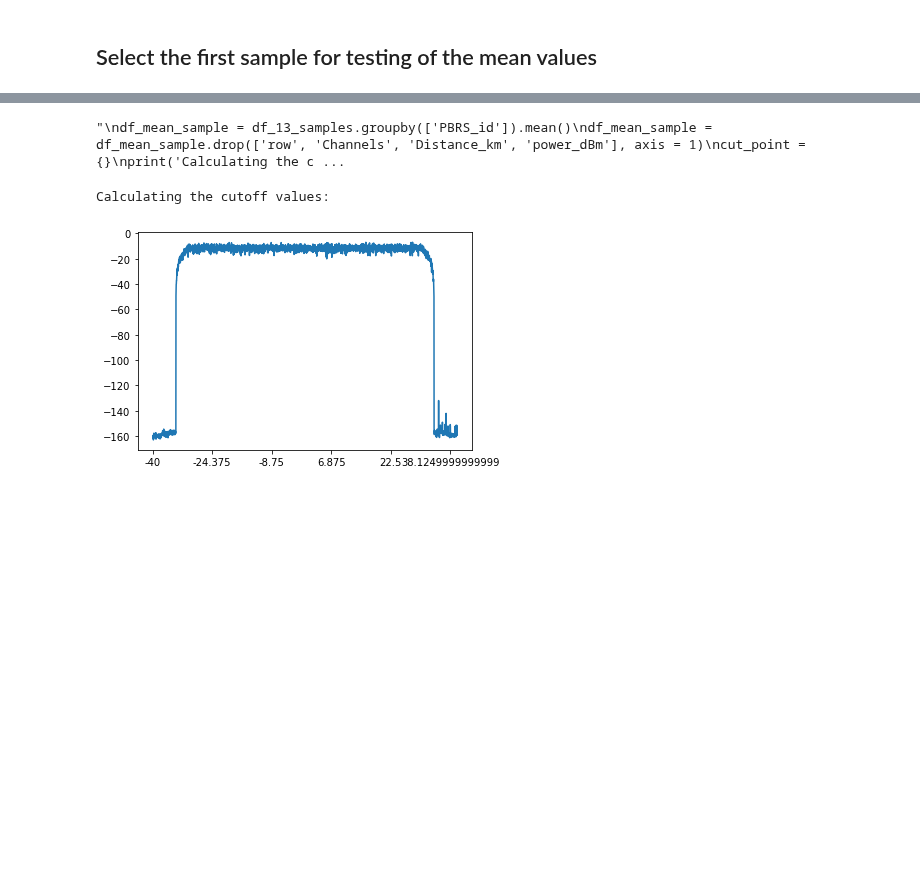
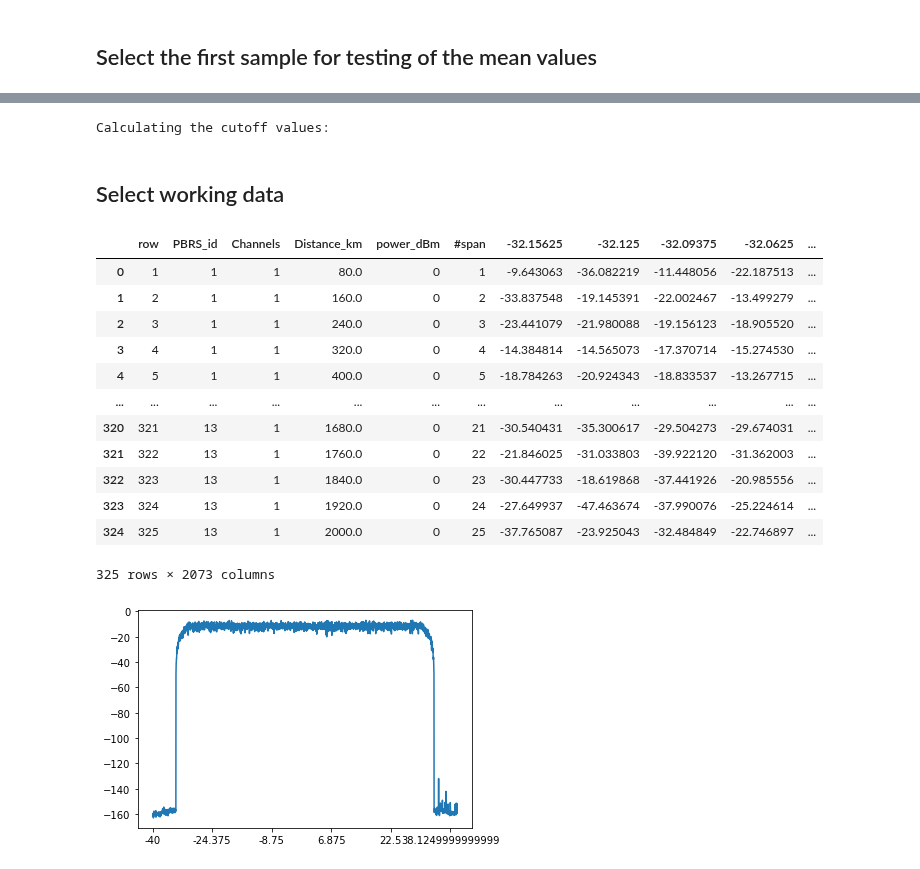
Before and after one commit to R0N3ldrt/ANN, a Jupyter notebook: moded_spectrum_analysis_v1.ipynb, the cells around one changed output, grey strips where cells are left out. Cells and saved outputs as stored; diff of their text form; code cells hidden in the pictures; blank space fills up the shorter version.

```diff
--- a/moded_spectrum_analysis_v1.ipynb
+++ b/moded_spectrum_analysis_v1.ipynb
@@ -235,15 +209,3 @@ def get_working_data_idx(df_mean_sample, sample_id, cut_val = 0):
-# %%
-'''
-df_mean_sample = df_13_samples.groupby(['PBRS_id']).mean()
-df_mean_sample = df_mean_sample.drop(['row', 'Channels', 'Distance_km', 'power_dBm'], axis = 1)
-cut_point = {}
-print('Calculating the cutoff values:')
-for sample in tqdm(df_mean_sample.index):
-  left_index_no, rigth_index_no = get_working_data_idx(df_mean_sample, sample_id = sample)
-  cut_point[sample] = (left_index_no, rigth_index_no)
-'''
-# %% [output]
-"\ndf_mean_sample = df_13_samples.groupby(['PBRS_id']).mean()\ndf_mean_sample = df_mean_sample.drop(['row', 'Channels', 'Distance_km', 'power_dBm'], axis = 1)\ncut_point = {}\nprint('Calculating the c ...
 # %%
 def get_working_data_idx_v2(df_mean_sample, sample_id, cut_val = 0):
 
@@ -277,6 +239,32 @@ def cur_off_idx(df):
 cut_point = cur_off_idx(df_13_samples)
 # %% [output]
 Calculating the cutoff values:
+# %% [markdown]
+## Select working data
+# %%
+def select_working_data(df, cut_point):
+  extra_info_df = df.iloc[:, 0:6]
+  data_df = df.iloc[:, cut_point[0]+6:cut_point[1]+6]
+
+  working_df = pd.merge(extra_info_df, data_df, left_index=True, right_index=True)
+  return working_df
+# %%
+working_df = select_working_data(df_13_samples, cut_point)
+working_df
+# %% [output]
+|  | row | PBRS_id | Channels | Distance_km | power_dBm | #span | -32.15625 | -32.125 | -32.09375 | -32.0625 | ... |
+| 0 | 1 | 1 | 1 | 80.0 | 0 | 1 | -9.643063 | -36.082219 | -11.448056 | -22.187513 | ... |
+| 1 | 2 | 1 | 1 | 160.0 | 0 | 2 | -33.837548 | -19.145391 | -22.002467 | -13.499279 | ... |
+| 2 | 3 | 1 | 1 | 240.0 | 0 | 3 | -23.441079 | -21.980088 | -19.156123 | -18.905520 | ... |
+| 3 | 4 | 1 | 1 | 320.0 | 0 | 4 | -14.384814 | -14.565073 | -17.370714 | -15.274530 | ... |
+| 4 | 5 | 1 | 1 | 400.0 | 0 | 5 | -18.784263 | -20.924343 | -18.833537 | -13.267715 | ... |
+| ... | ... | ... | ... | ... | ... | ... | ... | ... | ... | ... | ... |
+| 320 | 321 | 13 | 1 | 1680.0 | 0 | 21 | -30.540431 | -35.300617 | -29.504273 | -29.674031 | ... |
+| 321 | 322 | 13 | 1 | 1760.0 | 0 | 22 | -21.846025 | -31.033803 | -39.922120 | -31.362003 | ... |
+| 322 | 323 | 13 | 1 | 1840.0 | 0 | 23 | -30.447733 | -18.619868 | -37.441926 | -20.985556 | ... |
+| 323 | 324 | 13 | 1 | 1920.0 | 0 | 24 | -27.649937 | -47.463674 | -37.990076 | -25.224614 | ... |
+| 324 | 325 | 13 | 1 | 2000.0 | 0 | 25 | -37.765087 | -23.925043 | -32.484849 | -22.746897 | ... |
+325 rows × 2073 columns
 # %%
 df_mean_sample = df_13_samples.groupby(['PBRS_id']).mean()
 df_mean_sample = df_mean_sample.drop(['row', 'Channels', 'Distance_km', 'power_dBm'], axis = 1)
```
Also changed, not shown: parts of 3 cells of this notebook.
